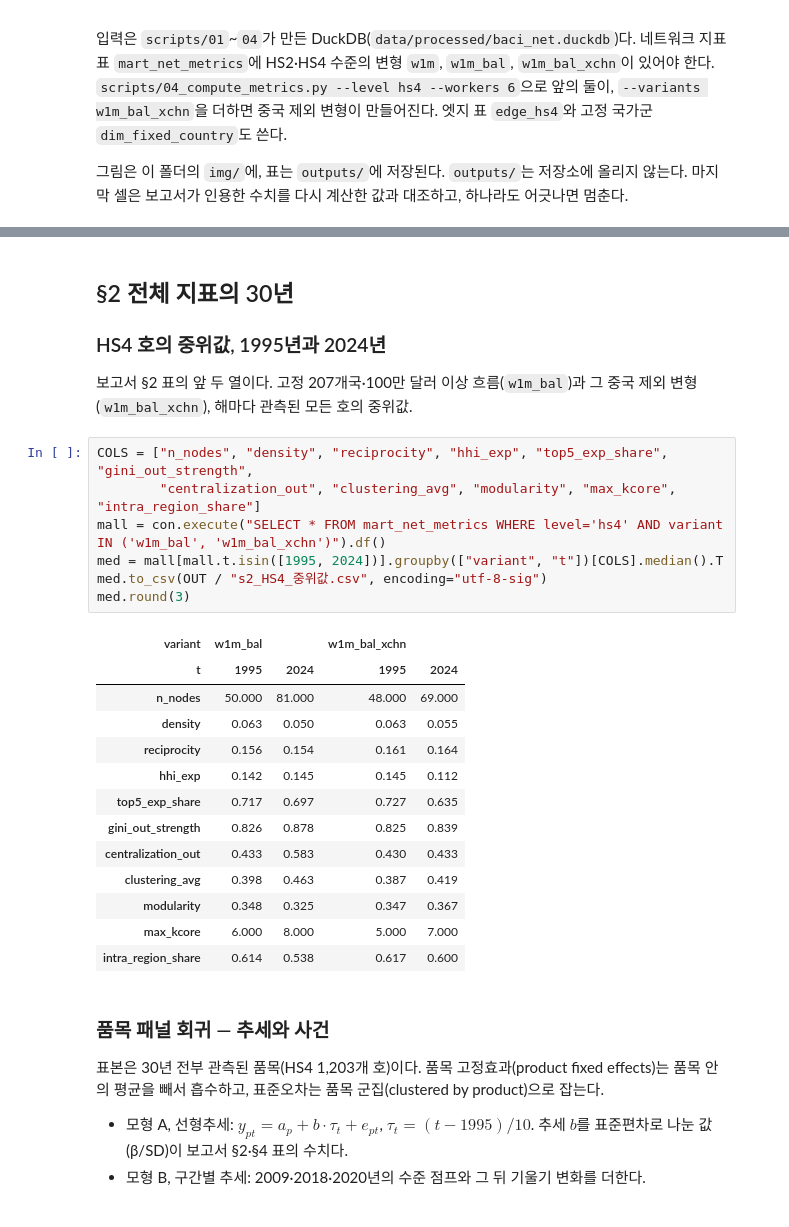
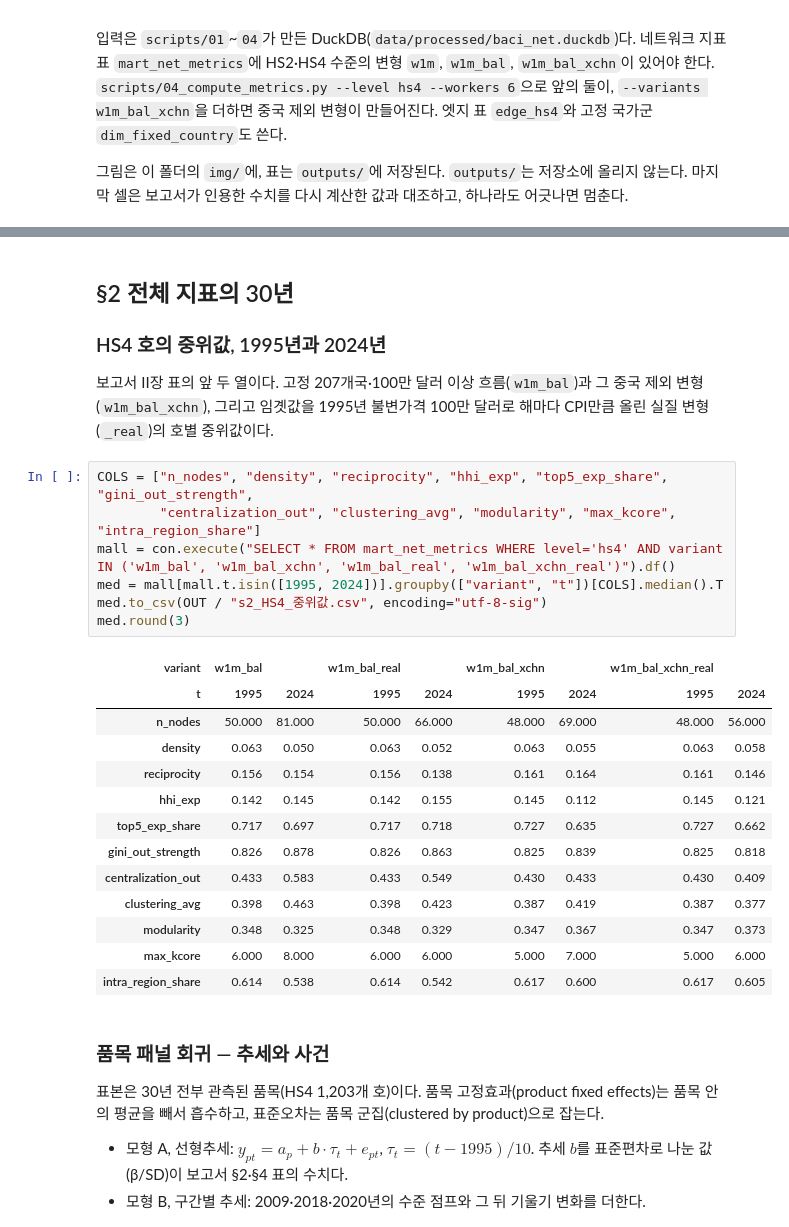
Before and after one commit to pilsunchoi/TradeNetworkAtlas, a Jupyter notebook: analysis/중국허브화/분석_파이썬_코드.ipynb, the cells around one changed output, grey strips where cells are left out. Drawn from its saved outputs; the diff is of its cells as text.

```diff
--- a/analysis/중국허브화/분석_파이썬_코드.ipynb
+++ b/analysis/중국허브화/분석_파이썬_코드.ipynb
@@ -63,28 +65,28 @@ DB: C:\Work\Projects\UNComtraade\data\processed\baci_net.duckdb 있음
 
 ### HS4 호의 중위값, 1995년과 2024년
 
-보고서 §2 표의 앞 두 열이다. 고정 207개국·100만 달러 이상 흐름(`w1m_bal`)과 그 중국 제외 변형(`w1m_bal_xchn`), 해마다 관측된 모든 호의 중위값.
+보고서 II장 표의 앞 두 열이다. 고정 207개국·100만 달러 이상 흐름(`w1m_bal`)과 그 중국 제외 변형(`w1m_bal_xchn`), 그리고 임곗값을 1995년 불변가격 100만 달러로 해마다 CPI만큼 올린 실질 변형(`_real`)의 호별 중위값이다.
 # %%
 COLS = ["n_nodes", "density", "reciprocity", "hhi_exp", "top5_exp_share", "gini_out_strength",
         "centralization_out", "clustering_avg", "modularity", "max_kcore", "intra_region_share"]
-mall = con.execute("SELECT * FROM mart_net_metrics WHERE level='hs4' AND variant IN ('w1m_bal', 'w1m_bal_xchn')").df()
+mall = con.execute("SELECT * FROM mart_net_metrics WHERE level='hs4' AND variant IN ('w1m_bal', 'w1m_bal_xchn', 'w1m_bal_real', 'w1m_bal_xchn_real')").df()
 med = mall[mall.t.isin([1995, 2024])].groupby(["variant", "t"])[COLS].median().T
 med.to_csv(OUT / "s2_HS4_중위값.csv", encoding="utf-8-sig")
 med.round(3)
 # %% [output]
-| variant | w1m_bal |  | w1m_bal_xchn |  |
-| t | 1995 | 2024 | 1995 | 2024 |
-| n_nodes | 50.000 | 81.000 | 48.000 | 69.000 |
-| density | 0.063 | 0.050 | 0.063 | 0.055 |
-| reciprocity | 0.156 | 0.154 | 0.161 | 0.164 |
-| hhi_exp | 0.142 | 0.145 | 0.145 | 0.112 |
-| top5_exp_share | 0.717 | 0.697 | 0.727 | 0.635 |
-| gini_out_strength | 0.826 | 0.878 | 0.825 | 0.839 |
-| centralization_out | 0.433 | 0.583 | 0.430 | 0.433 |
-| clustering_avg | 0.398 | 0.463 | 0.387 | 0.419 |
-| modularity | 0.348 | 0.325 | 0.347 | 0.367 |
-| max_kcore | 6.000 | 8.000 | 5.000 | 7.000 |
-| intra_region_share | 0.614 | 0.538 | 0.617 | 0.600 |
+| variant | w1m_bal |  | w1m_bal_real |  | w1m_bal_xchn |  | w1m_bal_xchn_real |  |
+| t | 1995 | 2024 | 1995 | 2024 | 1995 | 2024 | 1995 | 2024 |
+| n_nodes | 50.000 | 81.000 | 50.000 | 66.000 | 48.000 | 69.000 | 48.000 | 56.000 |
+| density | 0.063 | 0.050 | 0.063 | 0.052 | 0.063 | 0.055 | 0.063 | 0.058 |
+| reciprocity | 0.156 | 0.154 | 0.156 | 0.138 | 0.161 | 0.164 | 0.161 | 0.146 |
+| hhi_exp | 0.142 | 0.145 | 0.142 | 0.155 | 0.145 | 0.112 | 0.145 | 0.121 |
+| top5_exp_share | 0.717 | 0.697 | 0.717 | 0.718 | 0.727 | 0.635 | 0.727 | 0.662 |
+| gini_out_strength | 0.826 | 0.878 | 0.826 | 0.863 | 0.825 | 0.839 | 0.825 | 0.818 |
+| centralization_out | 0.433 | 0.583 | 0.433 | 0.549 | 0.430 | 0.433 | 0.430 | 0.409 |
+| clustering_avg | 0.398 | 0.463 | 0.398 | 0.423 | 0.387 | 0.419 | 0.387 | 0.377 |
+| modularity | 0.348 | 0.325 | 0.348 | 0.329 | 0.347 | 0.367 | 0.347 | 0.373 |
+| max_kcore | 6.000 | 8.000 | 6.000 | 6.000 | 5.000 | 7.000 | 5.000 | 6.000 |
+| intra_region_share | 0.614 | 0.538 | 0.614 | 0.542 | 0.617 | 0.600 | 0.617 | 0.605 |
 # %% [markdown]
 ### 품목 패널 회귀 — 추세와 사건
 
```
Also changed, not shown: parts of 5 cells of this notebook, 8 other files.
